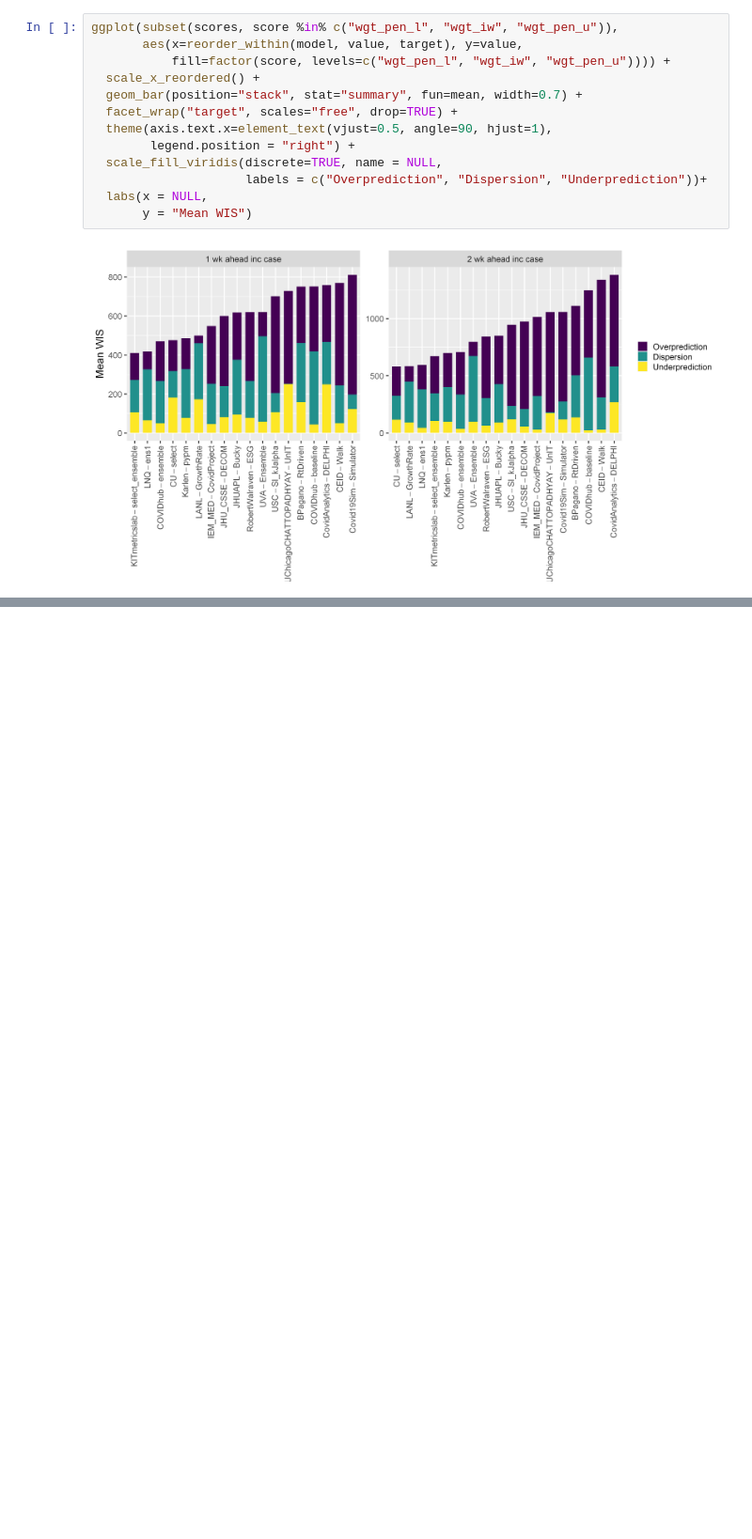
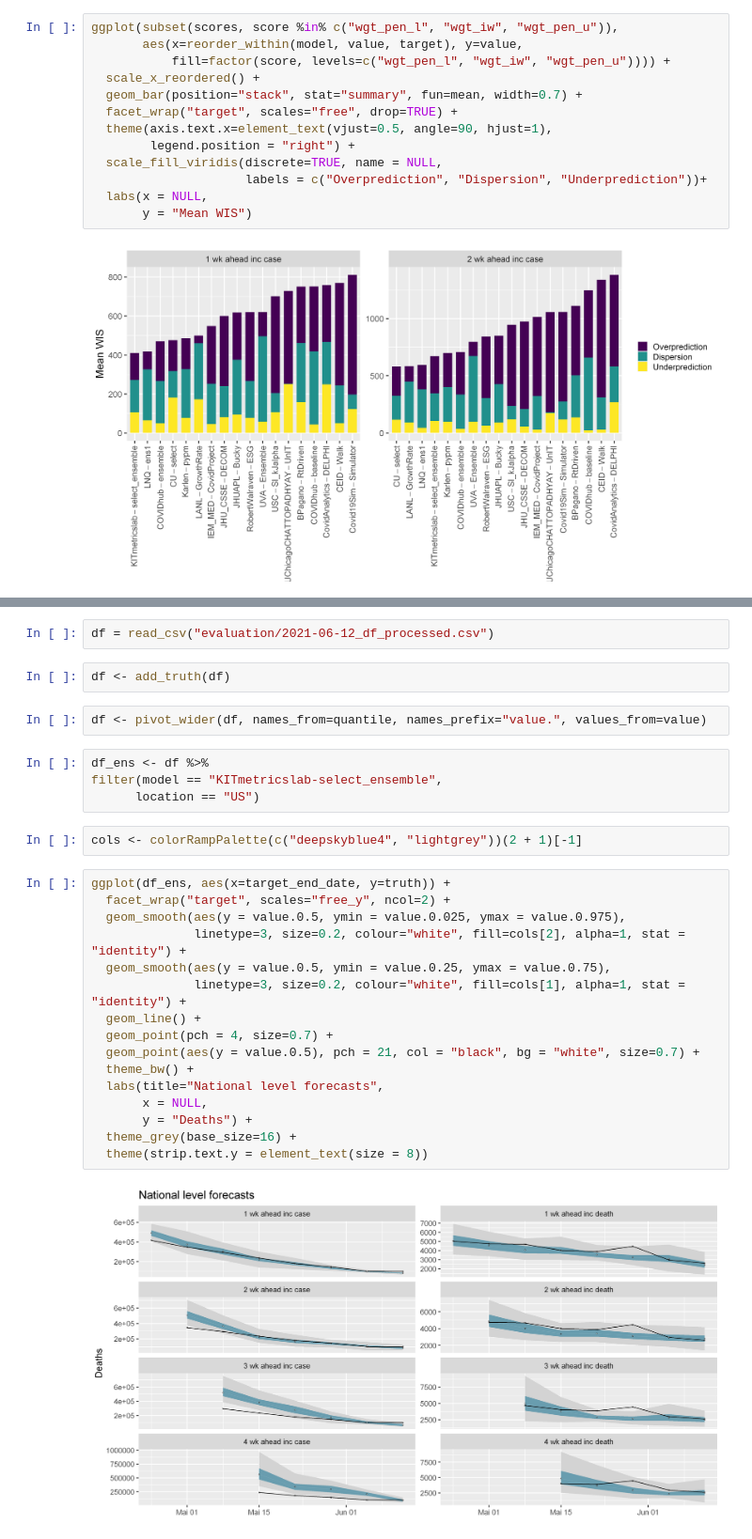
Before and after one commit to dwolffram/covid19-ensemble-US, a Jupyter notebook: evaluation.ipynb, the cells around one changed output, grey strips where cells are left out. Shown at 94% size. Cells and saved outputs as stored; diff of their text form; blank space fills up the shorter version.

Commit message:
added plot of forecasts

```diff
--- a/evaluation.ipynb
+++ b/evaluation.ipynb
@@ -60,0 +67,30 @@ ggplot(subset(scores, score %in% c("wgt_pen_l", "wgt_iw", "wgt_pen_u")),
+# %%
+df = read_csv("evaluation/2021-06-12_df_processed.csv")
+# %%
+df <- add_truth(df)
+# %%
+df <- pivot_wider(df, names_from=quantile, names_prefix="value.", values_from=value)
+# %%
+df_ens <- df %>%
+filter(model == "KITmetricslab-select_ensemble",
+      location == "US")
+# %%
+cols <- colorRampPalette(c("deepskyblue4", "lightgrey"))(2 + 1)[-1]
+# %%
+ggplot(df_ens, aes(x=target_end_date, y=truth)) +
+  facet_wrap("target", scales="free_y", ncol=2) +
+  geom_smooth(aes(y = value.0.5, ymin = value.0.025, ymax = value.0.975),
+              linetype=3, size=0.2, colour="white", fill=cols[2], alpha=1, stat = "identity") +
+  geom_smooth(aes(y = value.0.5, ymin = value.0.25, ymax = value.0.75),
+              linetype=3, size=0.2, colour="white", fill=cols[1], alpha=1, stat = "identity") +
+  geom_line() +
+  geom_point(pch = 4, size=0.7) +
+  geom_point(aes(y = value.0.5), pch = 21, col = "black", bg = "white", size=0.7) +
+  theme_bw() +
+  labs(title="National level forecasts",
+       x = NULL,
+       y = "Deaths") +
+  theme_grey(base_size=16) +
+  theme(strip.text.y = element_text(size = 8))
+# %% [output]
+[figure, added]
```
Also changed, not shown: parts of 5 cells of this notebook.
